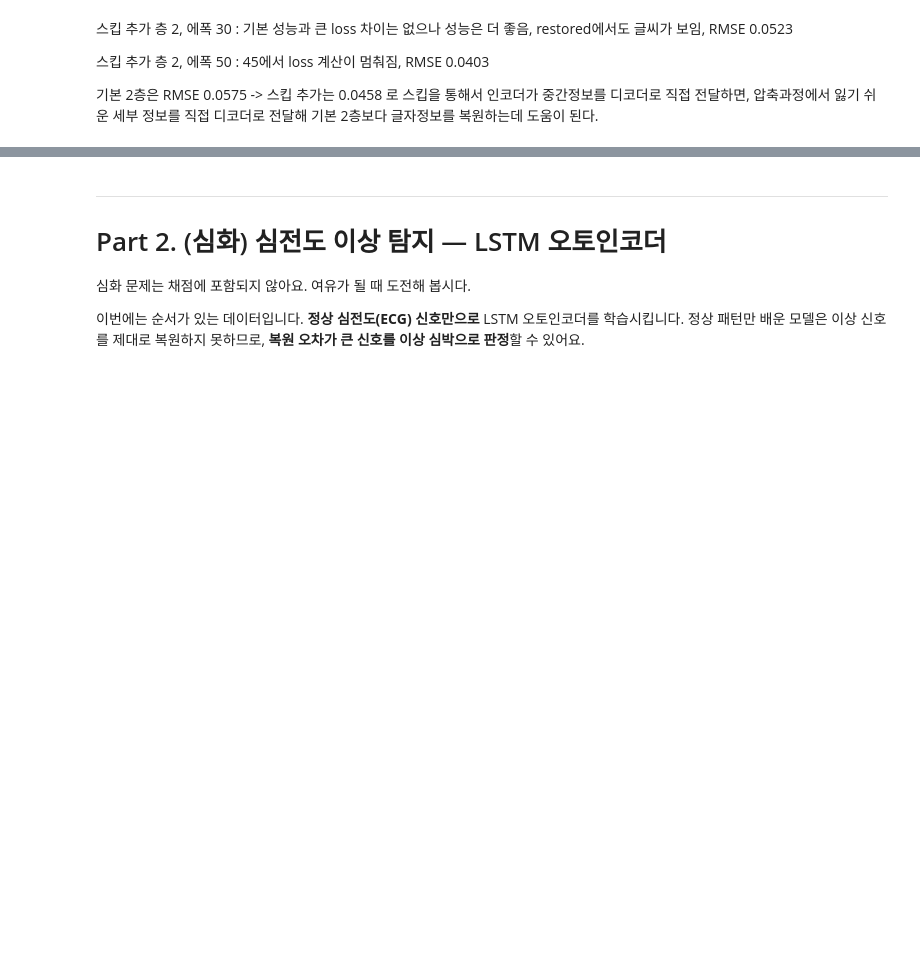
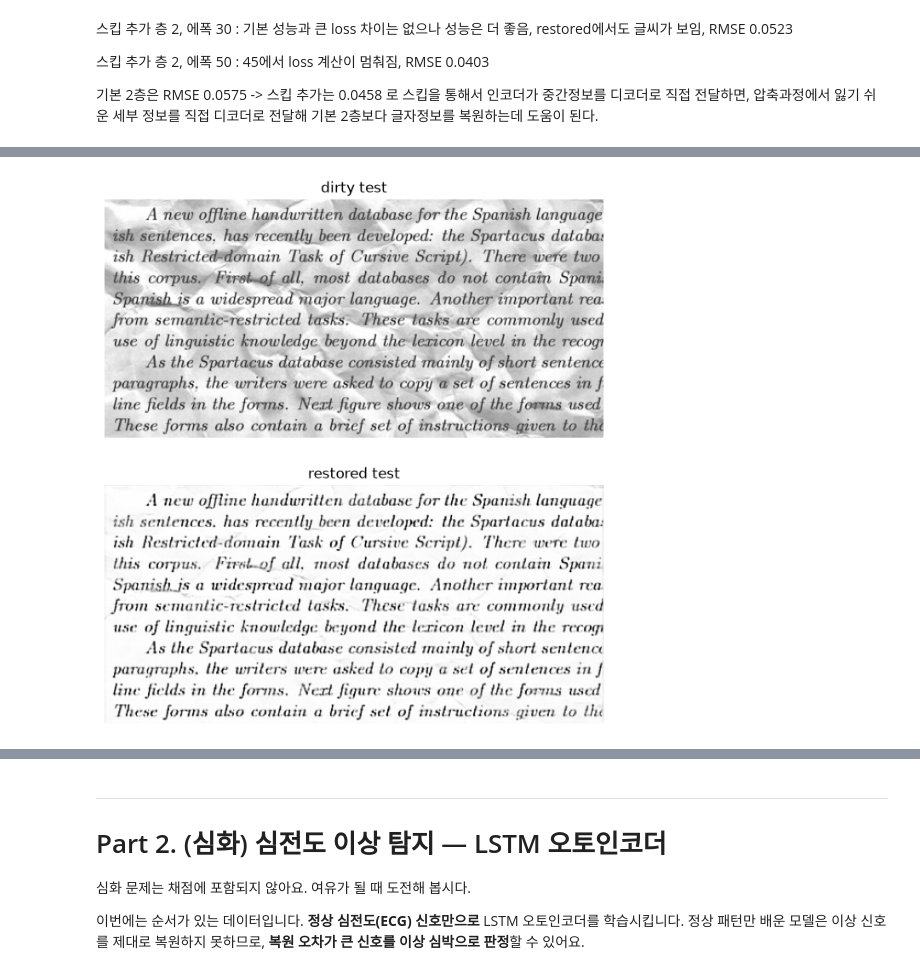
Before and after one commit to yy-0401/CodeIt_Mission_AE, a Jupyter notebook: 미션5_1팀_김이연.ipynb, the cells around one changed output, grey strips where cells are left out. Drawn from its saved outputs; the diff is of its cells as text; code cells hidden in the pictures; blank space fills up the shorter version.

```diff
--- a/미션5_1팀_김이연.ipynb
+++ b/미션5_1팀_김이연.ipynb
@@ -692,0 +743,14 @@ RMSE: 0.0816
+# %%
+fig, axes = plt.subplots(2, 1, figsize=(12, 8))
+
+axes[0].imshow(dirty_test.squeeze(), cmap="gray")
+axes[0].set_title("dirty test")
+axes[0].axis("off")
+
+axes[1].imshow(restored_test.squeeze(), cmap="gray")
+axes[1].set_title("restored test")
+axes[1].axis("off")
+
+plt.show()
+# %% [output]
+[figure, added]
```
Also changed, not shown: parts of 15 cells of this notebook.
